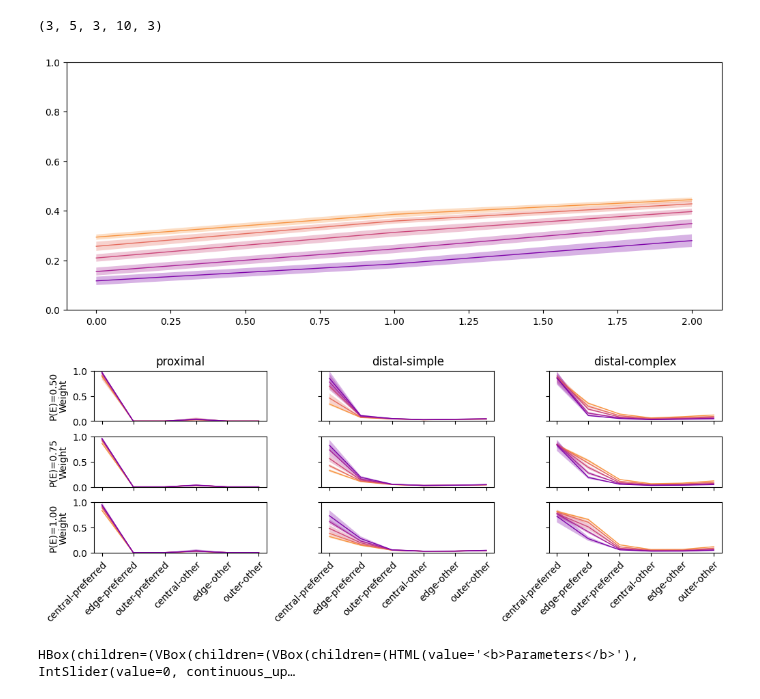
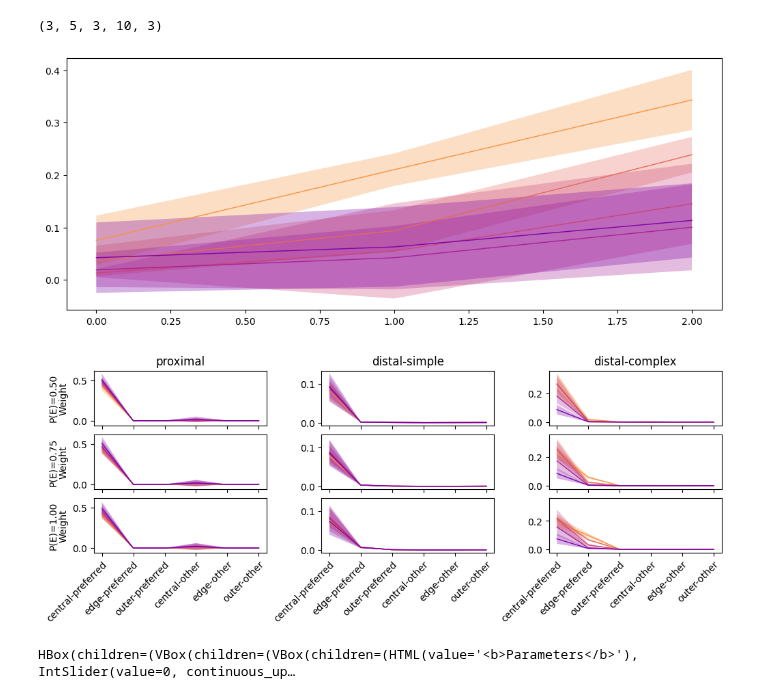
Before and after one commit to landoskape/plasticity-modeling, a Jupyter notebook: notebooks/iaf_hofer_analysis.ipynb, the cells around one changed output. Cells and saved outputs as stored; diff of their text form; code cells hidden in the pictures.

Commit message:
rework normalization to handle replacement rule

```diff
--- a/notebooks/iaf_hofer_analysis.ipynb
+++ b/notebooks/iaf_hofer_analysis.ipynb
@@ -28,3 +24,33 @@ weights = gather_weights(metadata, experiment_type="hofer", average_method="frac
+# %%
+config = "hofer_replacement"
+run_name = "20250423"
+
+if config == "hofer_replacement":
+    norm_by_max_weight = True
+    norm_by_num_synapses = False
+    norm_by_total_synapses = True
+else:
+    norm_by_max_weight = True
+    norm_by_num_synapses = True
+    norm_by_total_synapses = False
+
+experiment_folder = results_dir("iaf_runs") / config / run_name
+metadata = gather_metadata(experiment_folder, experiment_type="hofer")
+firing_rates = gather_rates(metadata, experiment_type="hofer")
+num_connections = gather_num_connections(metadata, experiment_type="hofer")
+weights = gather_weights(
+    metadata,
+    experiment_type="hofer",
+    average_method="fraction",
+    average_window=0.2,
+    norm_by_max_weight=norm_by_max_weight,
+    norm_by_num_synapses=norm_by_num_synapses,
+    norm_by_total_synapses=norm_by_total_synapses,
+    num_connections=num_connections,
+)
+
+# Get "num connections per input" the same way as you get gather_weights with a few implementation differences at the end.
+# Then use that as the default for normalizing by number of synpases!!!!
 # %%
 results = gather_results(metadata)
 # %%
@@ -43,39 +69,39 @@ summary["edge-preferred"].shape
 # %%
 num_edges = len(metadata["edge_probabilities"])
 num_ratios = len(metadata["dp_ratios"])
 labels = [f"{(ii-1)*100:2g}" for ii in metadata["dp_ratios"]]
 cmap = mpl.colormaps["plasma_r"]
 colors = [cmap(ii) for ii in np.linspace(0, 1, num_ratios+4)[2:-2]]
 
 group = "distal-complex"
 tuning = "edge-preferred"
 reference_tuning = "central-preferred"
 igroup = get_groupnames().index(group)
 fig, ax = plt.subplots(1, 1, layout="constrained", figsize=(10, 4), sharex=True, sharey=True)
 for iratio in range(num_ratios):
     reference = summary[reference_tuning][igroup, iratio].reshape(num_edges, -1)
     data = summary[tuning][igroup, iratio].reshape(num_edges, -1)
     plot_data = data / (reference + data)
     errorPlot(range(num_edges), plot_data, axis=1, ax=ax, color=colors[iratio], linewidth=1.0, alpha=0.3)
-ax.set_ylim(0, 1)
+# ax.set_ylim(0, 1)
 # ax.set_xticks(range(num_ratios), labels=labels)
 
 plt.show()
 # %% [output]
-[figure, old version]
+[figure, new version]
 # %%
 num_edges = len(metadata["edge_probabilities"])
 num_ratios = len(metadata["dp_ratios"])
 cmap = mpl.colormaps["plasma_r"]
 colors = [cmap(ii) for ii in np.linspace(0, 1, num_ratios+4)[2:-2]]
 
-fig, ax = plt.subplots(num_edges, 3, layout="constrained", figsize=(10, 4), sharex=True, sharey=True)
+fig, ax = plt.subplots(num_edges, 3, layout="constrained", figsize=(10, 4), sharex=True, sharey="col")
 for iedge in range(num_edges):
     for igroup, sgname in enumerate(get_groupnames()):
         for iratio in range(num_ratios):
             data = np.stack([np.reshape(summary[wg][igroup, iratio, iedge], -1) for wg in weight_group_order])
             errorPlot(range(6), data, axis=1, ax=ax[iedge, igroup], color=colors[iratio], linewidth=1.0, alpha=0.3)
-        ax[iedge, igroup].set_ylim(0, 1)
+        # ax[iedge, igroup].set_ylim(0, 1)
 
 for igroup, sgname in enumerate(get_groupnames()):
     ax[0, igroup].set_title(sgname)
@@ -85,7 +111,7 @@ for iedge in range(num_edges):
 
 plt.show()
 # %% [output]
-[figure, old version]
+[figure, new version]
 # %%
 def plot(state):
     dpratio = state["dpratio"]
```
Also changed, not shown: parts of 2 cells of this notebook, 2 other files.
